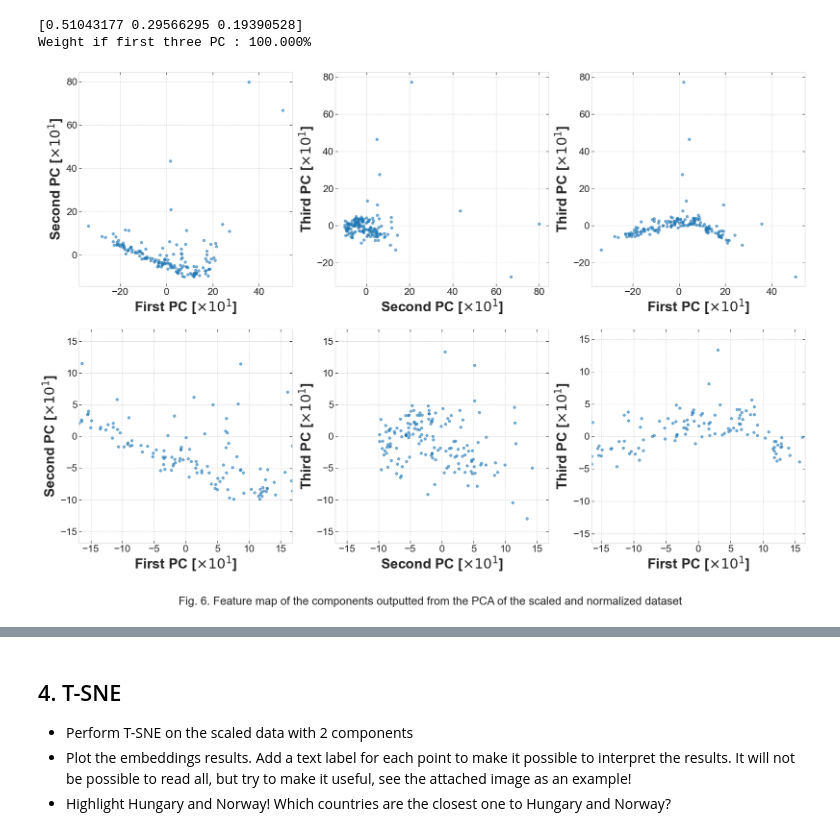
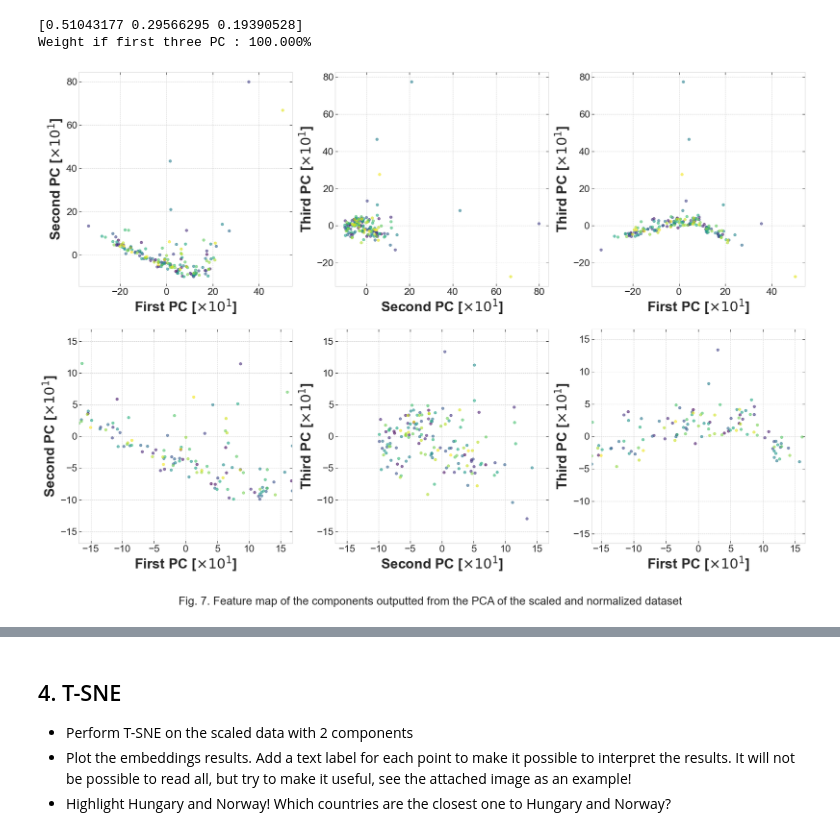
Before and after one commit to masterdesky/ELTE-data-mining-2020, a Jupyter notebook: Homeworks/Week 2/homework_2.ipynb, the cells around one changed output, grey strips where cells are left out. Cells and saved outputs as stored; diff of their text form; code cells hidden in the pictures.

```diff
--- a/Homeworks/Week 2/homework_2.ipynb
+++ b/Homeworks/Week 2/homework_2.ipynb
@@ -540,12 +553,5 @@ I actually salvaged these old PCA calc. and plotting functions of mine from one
 # %%
-def PCA(X, n_components=3, norm=False):
-
-    # Normalize the data to zero mean and unit variance
-    if norm:
-        # Instantiate
-        scaler = StandardScaler()
-        # Compute the mean and standard dev. and scale the dataset `X`
-        X = scaler.fit_transform(X)
+def PCA(X, n_components=3):
 
     # Permorm the PCA and return the newly created dataset
     pca = decomposition.PCA(n_components=n_components)
@@ -564,7 +570,9 @@ def plot_pca_scatter(X_pca, input_title=None, zoom=10):
     ncols = 3
     fig, axes = plt.subplots(nrows, ncols, figsize=(ncols*10, nrows*10))
 
-    color = 'tab:blue'
+    # Set a colormap for scatter points
+    # Color points by countries in alphabetic order
+    colors = cm.viridis(np.linspace(0, 1, num=len(X_pca)))
     alpha = 0.6
 
     # Which pair of PCs plotted in different columns on the plot
@@ -578,7 +586,7 @@ def plot_pca_scatter(X_pca, input_title=None, zoom=10):
             X = X_pca[:, pairs[i][0]]
             Y = X_pca[:, pairs[i][1]]
             ax.scatter(X, Y,
-                       color=color, alpha=alpha)
+                       color=colors, alpha=alpha)
 
             # Some string magic to hide offset text and write scale on the axis labels
             # 1. Turn off offset
@@ -667,15 +702,18 @@ plot_pca_scatter(X_pca=X_pca, input_title=input_title, zoom=13)
 ### 3./b. Normalize the dataset and redo the PCA
 # %% [markdown]
 #### Scaled PCA
+# %%
+# Scaled dataset in wide format, with already filled NaN values
+df_wf_sc = scale_data(X=df_wf)
 # %%
-pca, X_pca, ex_var_ratio = PCA(X=df_wf, n_components=3, norm=True)
+pca, X_pca, ex_var_ratio = PCA(X=df_wf_sc, n_components=3)
 print(ex_var_ratio)
 print('Weight if first three PC : {0:.3f}%'.format(ex_var_ratio[:3].sum()*100))
 # %% [output]
 [0.51043177 0.29566295 0.19390528]
 Weight if first three PC : 100.000%
 # %%
-input_title = 'Fig. 6. Feature map of the components outputted from the PCA of the scaled and normalized dataset'
+input_title = 'Fig. 7. Feature map of the components outputted from the PCA of the scaled and normalized dataset'
 plot_pca_scatter(X_pca=X_pca, input_title=input_title, zoom=5)
 # %% [output]
-[figure, old version]
+[figure, new version]
```
Also changed, not shown: parts of 16 cells of this notebook.
